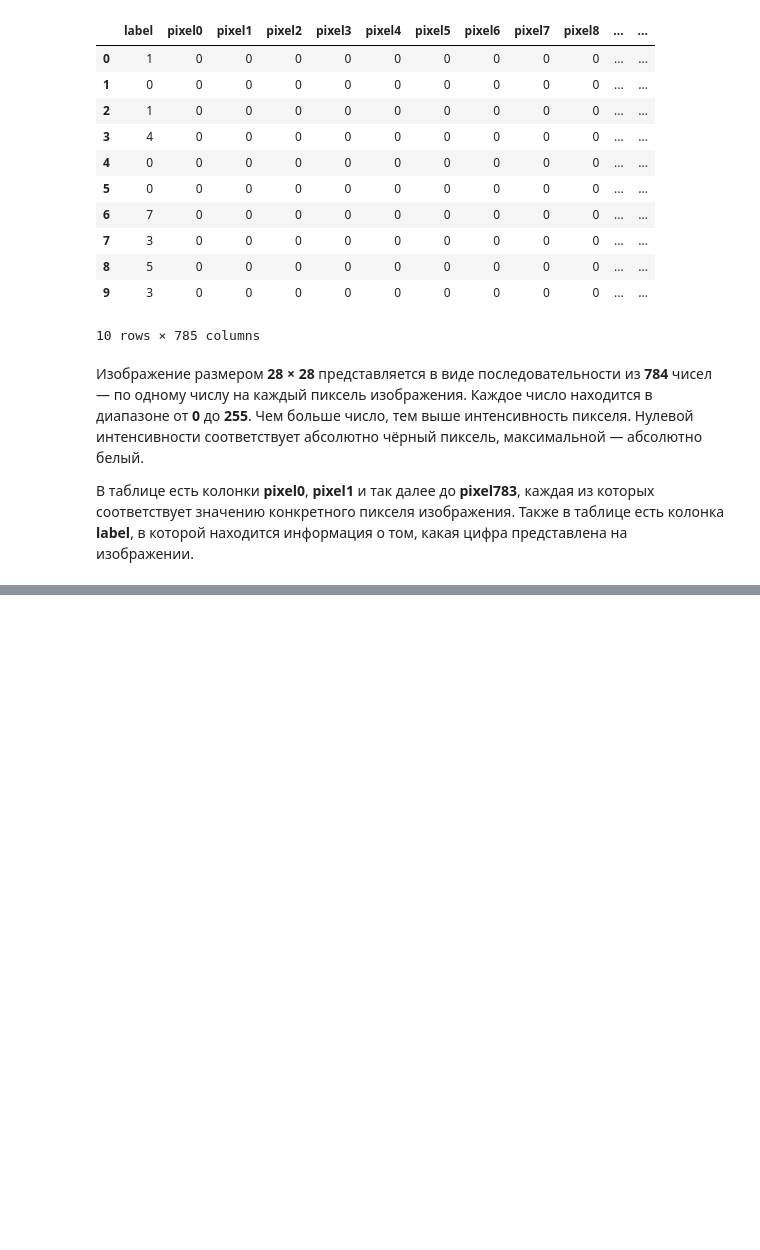
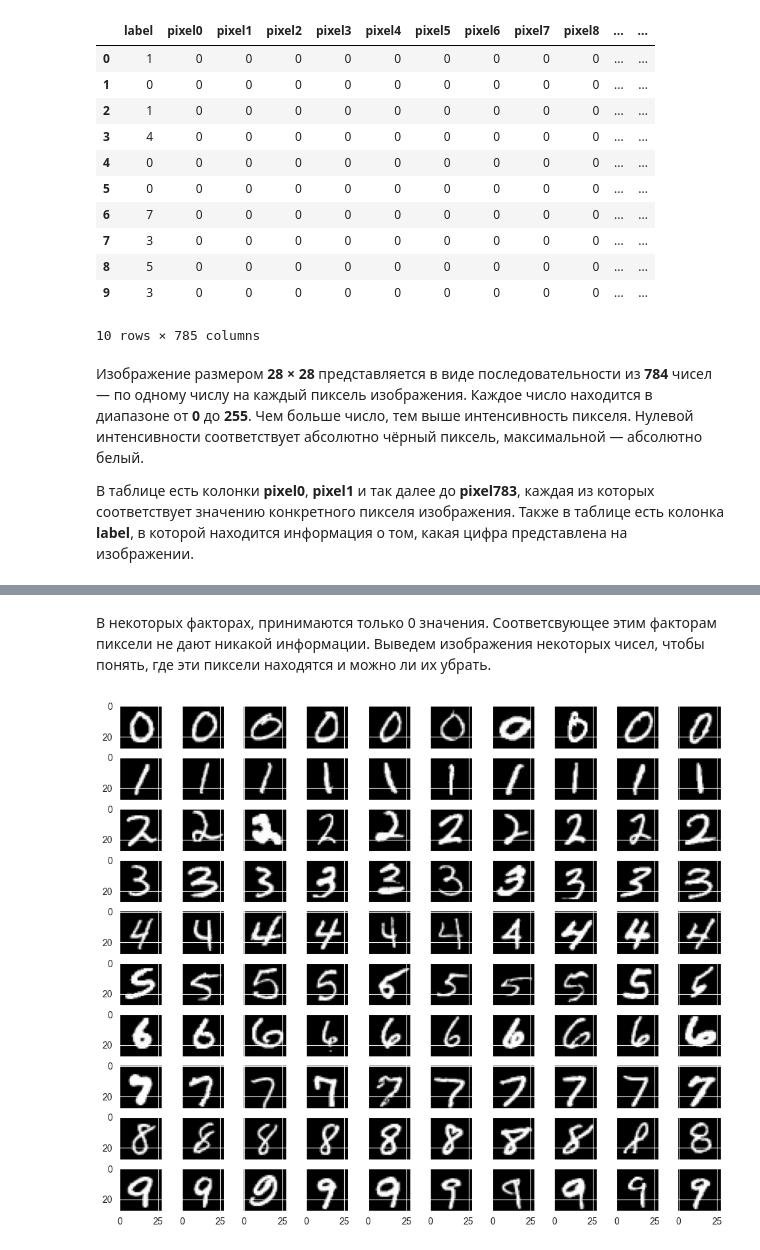
Before and after one commit to Potemeyker/Image_number_definition-Random_forest, a Jupyter notebook: solution.ipynb, the cells around one changed output, grey strips where cells are left out. Drawn from its saved outputs; the diff is of its cells as text; code cells hidden in the pictures; blank space fills up the shorter version.

```diff
--- a/solution.ipynb
+++ b/solution.ipynb
@@ -38,0 +90,15 @@ data.head(10)
+# %% [markdown]
+В некоторых факторах, принимаются только 0 значения. Соответсвующее этим факторам пиксели не дают никакой информации. Выведем изображения некоторых чисел, чтобы понять, где эти пиксели находятся и можно ли их убрать.
+# %%
+# вывод по 10 изображений каждого класса
+fig, axs = plt.subplots(10, 10, figsize=(12, 10),
+                        sharex=True, sharey=True)
+
+for label, group in data.groupby('label', as_index=False):
+    numbers = group.sample(10, random_state=42).drop(columns='label')
+    img_vectors = [x.values.reshape(28, 28) for _, x in numbers.iterrows()]
+
+    for i, img in enumerate(img_vectors):
+        axs[label, i].imshow(img, cmap='gray', vmin=0, vmax=255)
+# %% [output]
+[figure, added]
```
Also changed, not shown: parts of 15 cells of this notebook, 2 other files.
